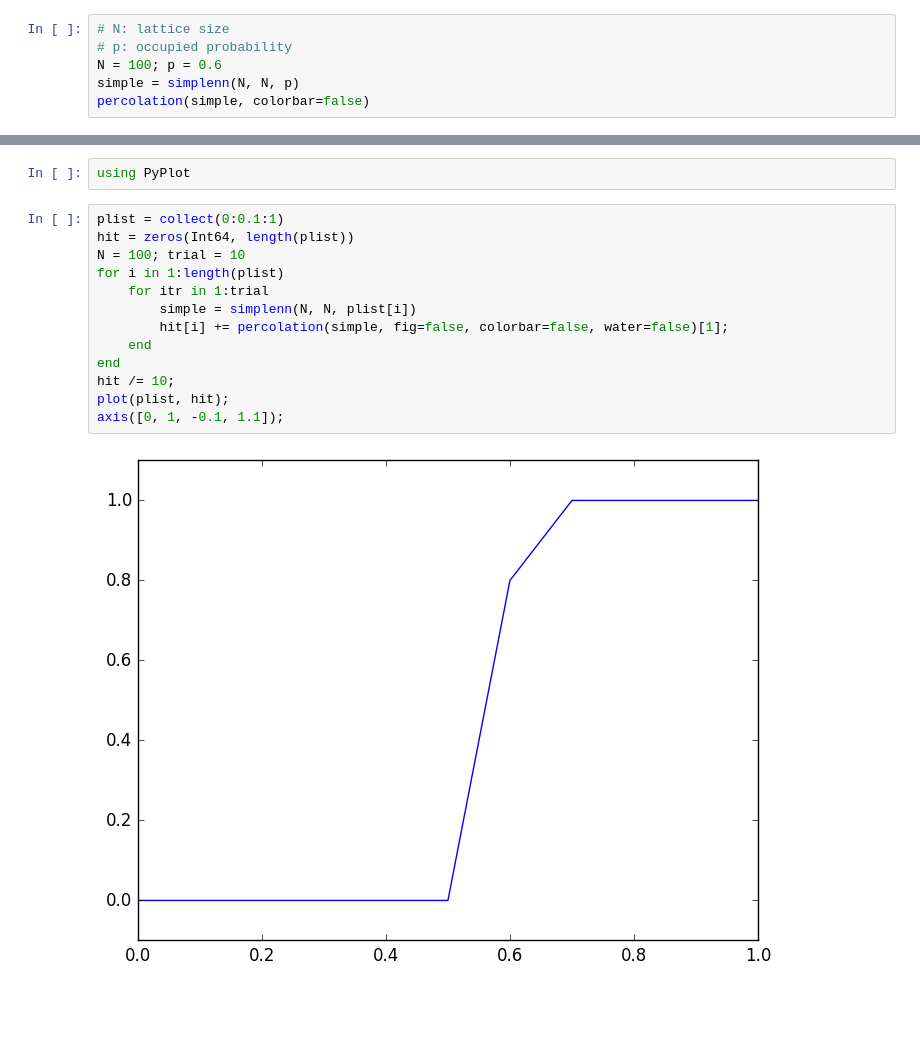
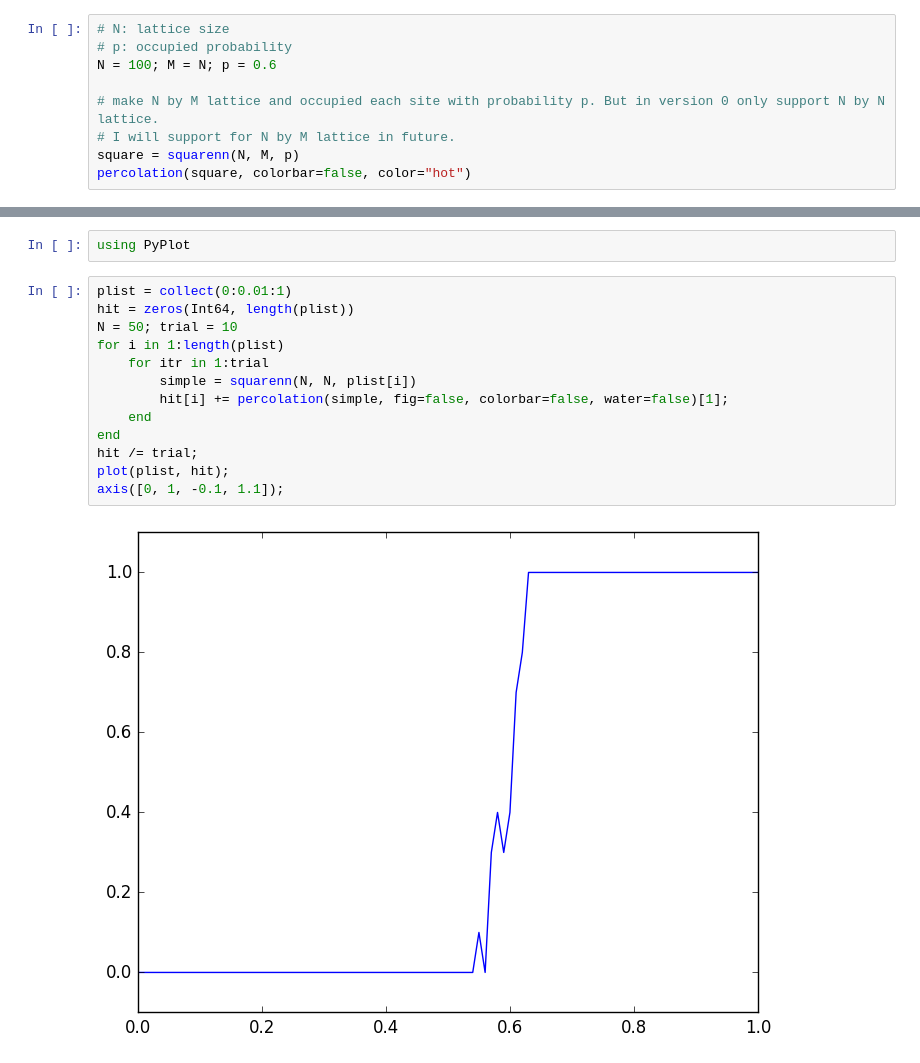
Before and after one commit to goropikari/Percolation.jl, a Jupyter notebook: example/percolation.ipynb, the cells around one changed output, grey strips where cells are left out. Saved outputs shown, nothing was run; the diff lists cells and outputs as text; blank space fills up the shorter version.

```diff
--- a/example/percolation.ipynb
+++ b/example/percolation.ipynb
@@ -5,7 +10,10 @@ using Percolation
 # %%
 # N: lattice size
 # p: occupied probability
-N = 100; p = 0.6
-simple = simplenn(N, N, p)
-percolation(simple, colorbar=false)
+N = 100; M = N; p = 0.6
+
+# make N by M lattice and occupied each site with probability p. But in version 0 only support N by N lattice.
+# I will support for N by M lattice in future.
+square = squarenn(N, M, p)
+percolation(square, colorbar=false, color="hot")
 # %% [output]
@@ -31,17 +36,17 @@ String["empty" "empty" … "empty" "empty"; "water" "water" … "empty" "water";
 # %%
 using PyPlot
 # %%
-plist = collect(0:0.1:1)
+plist = collect(0:0.01:1)
 hit = zeros(Int64, length(plist))
-N = 100; trial = 10
+N = 50; trial = 10
 for i in 1:length(plist)
     for itr in 1:trial
-        simple = simplenn(N, N, plist[i])
+        simple = squarenn(N, N, plist[i])
         hit[i] += percolation(simple, fig=false, colorbar=false, water=false)[1];
     end
 end
-hit /= 10;
+hit /= trial;
 plot(plist, hit);
 axis([0, 1, -0.1, 1.1]);
 # %% [output]
-[figure, old version]
+[figure, new version]
```
Also changed, not shown: parts of 4 cells of this notebook, 14 other files.
